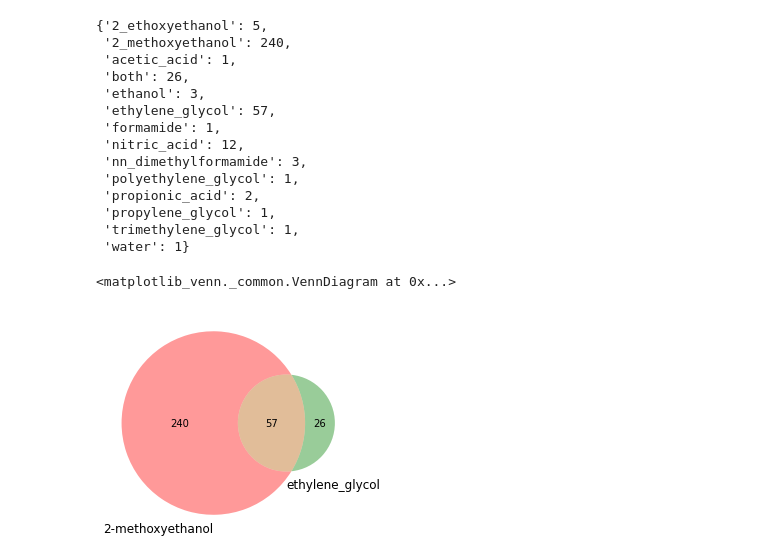
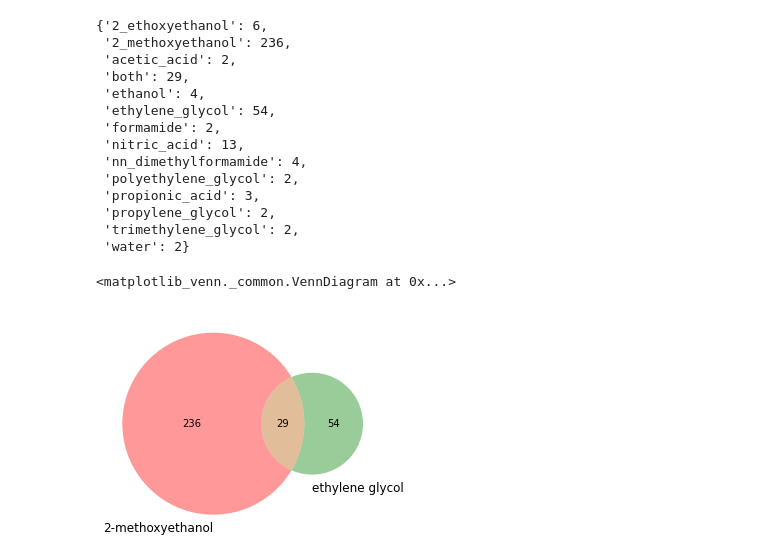
Before and after one commit to kevcruse96/bfo-impurityphase-analysis, a Jupyter notebook: exp_paper_figures.ipynb, the cells around one changed output. Saved outputs shown, nothing was run; the diff lists cells and outputs as text; code cells hidden in the pictures.

```diff
--- a/exp_paper_figures.ipynb
+++ b/exp_paper_figures.ipynb
@@ -12,11 +15,11 @@ from pprint import pprint
 pd.set_option('display.max_columns', 500)
 pd.set_option('display.max_rows', 500)
 # %%
-df = pd.read_csv('./data/bfo_df_master_20211123.csv')
+df = pd.read_csv('./data/bfo_df_master_20211206.csv')
 
 lit_df = df[df['doi']!='Sutter-Fella Lab']
 
 print("Number of recipes from literature: ", len(lit_df))
 
-#display(lit_df)
+display(lit_df)
 # %% [output]
@@ -114,9 +186,9 @@ solvs2 = df['solvent2'].fillna(0)
 
 for solv1, solv2 in zip(solvs1, solvs2):
     if solv1 and solv1 not in solvents.keys():
-        solvents[solv1] = 0
+        solvents[solv1] = 1
     if solv2 and solv2 not in solvents.keys():
-        solvents[solv2] = 0
+        solvents[solv2] = 1
 
     if solv1 and solv2:
         if solv1 == '2_methoxyethanol' and solv2 == 'ethylene_glycol':
@@ -131,27 +203,27 @@ for solv1, solv2 in zip(solvs1, solvs2):
 
 pprint(solvents)
 # %% [output]
-{'2_ethoxyethanol': 5,
- '2_methoxyethanol': 240,
- 'acetic_acid': 1,
- 'both': 26,
- 'ethanol': 3,
- 'ethylene_glycol': 57,
- 'formamide': 1,
- 'nitric_acid': 12,
- 'nn_dimethylformamide': 3,
- 'polyethylene_glycol': 1,
- 'propionic_acid': 2,
- 'propylene_glycol': 1,
- 'trimethylene_glycol': 1,
- 'water': 1}
+{'2_ethoxyethanol': 6,
+ '2_methoxyethanol': 236,
+ 'acetic_acid': 2,
+ 'both': 29,
+ 'ethanol': 4,
+ 'ethylene_glycol': 54,
+ 'formamide': 2,
+ 'nitric_acid': 13,
+ 'nn_dimethylformamide': 4,
+ 'polyethylene_glycol': 2,
+ 'propionic_acid': 3,
+ 'propylene_glycol': 2,
+ 'trimethylene_glycol': 2,
+ 'water': 2}
 # %%
 venn2(
     subsets=(
         solvents['2_methoxyethanol'],
-        solvents['both'],
-        solvents['ethylene_glycol']),
-    set_labels=('2-methoxyethanol', 'ethylene_glycol'))
+        solvents['ethylene_glycol'],
+        solvents['both']),
+    set_labels=('2-methoxyethanol', 'ethylene glycol'))
 # %% [output]
 <matplotlib_venn._common.VennDiagram at 0x...>
-[figure, old version]
+[figure, new version]
```
Also changed, not shown: parts of 18 cells of this notebook, 8 other files.
